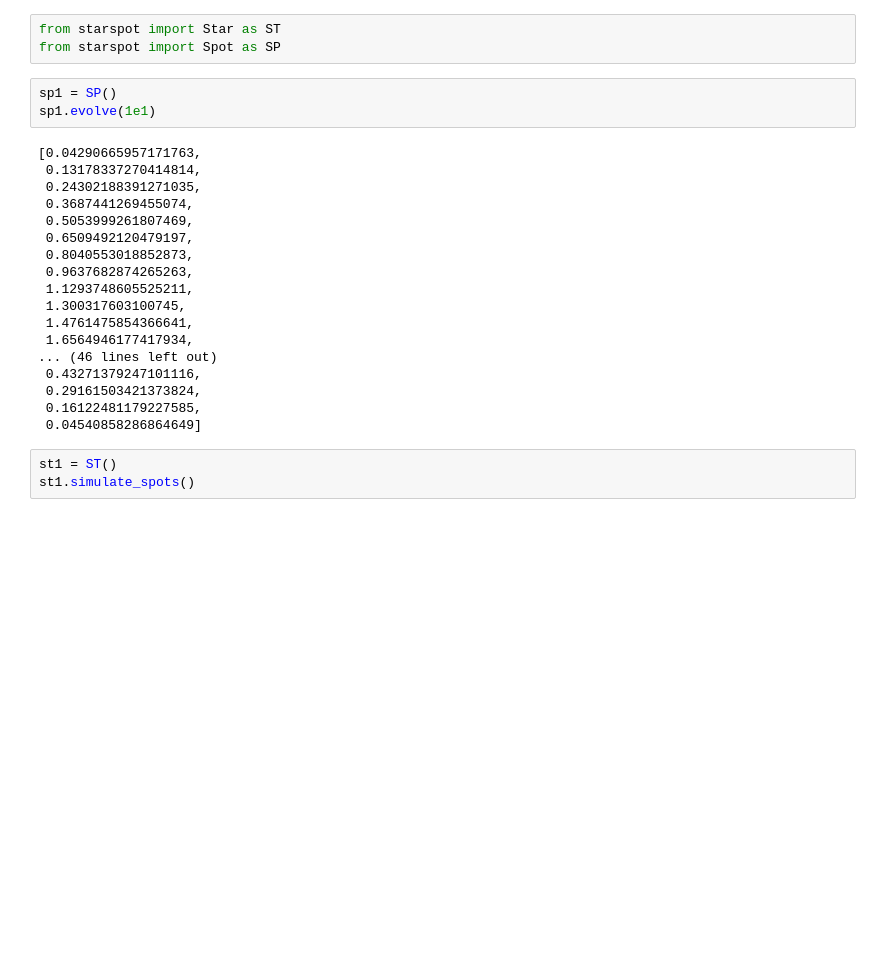
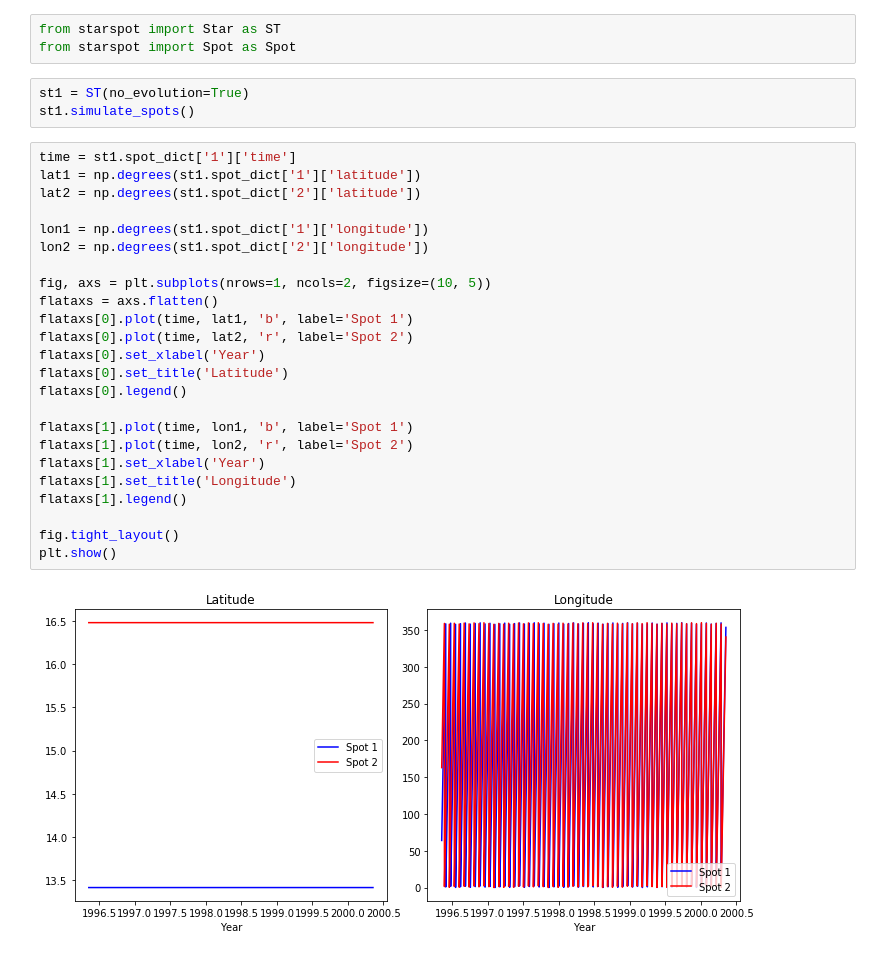
Before and after one commit to samarth-kashyap/starspots, a Jupyter notebook: notebooks/starspot.ipynb, the cells around one changed output. Saved outputs shown, nothing was run; the diff lists cells and outputs as text; blank space fills up the shorter version.

Commit message:
v0.5: non-evolving spots -> setup complete

```diff
--- a/notebooks/starspot.ipynb
+++ b/notebooks/starspot.ipynb
@@ -1,27 +1,32 @@
 # %%
 from starspot import Star as ST
-from starspot import Spot as SP
+from starspot import Spot as Spot
-# %%
-sp1 = SP()
-sp1.evolve(1e1)
-# %% [output]
-[0.04290665957171763,
- 0.13178337270414814,
- 0.24302188391271035,
- 0.3687441269455074,
- 0.5053999261807469,
- 0.6509492120479197,
- 0.8040553018852873,
- 0.9637682874265263,
- 1.1293748605525211,
- 1.300317603100745,
- 1.4761475854366641,
- 1.6564946177417934,
-... (46 lines left out)
- 0.43271379247101116,
- 0.29161503421373824,
- 0.16122481179227585,
- 0.04540858286864649]
 # %%
-st1 = ST()
+st1 = ST(no_evolution=True)
 st1.simulate_spots()
+# %%
+time = st1.spot_dict['1']['time']
+lat1 = np.degrees(st1.spot_dict['1']['latitude'])
+lat2 = np.degrees(st1.spot_dict['2']['latitude'])
+
+lon1 = np.degrees(st1.spot_dict['1']['longitude'])
+lon2 = np.degrees(st1.spot_dict['2']['longitude'])
+
+fig, axs = plt.subplots(nrows=1, ncols=2, figsize=(10, 5))
+flataxs = axs.flatten()
+flataxs[0].plot(time, lat1, 'b', label='Spot 1')
+flataxs[0].plot(time, lat2, 'r', label='Spot 2')
+flataxs[0].set_xlabel('Year')
+flataxs[0].set_title('Latitude')
+flataxs[0].legend()
+
+flataxs[1].plot(time, lon1, 'b', label='Spot 1')
+flataxs[1].plot(time, lon2, 'r', label='Spot 2')
+flataxs[1].set_xlabel('Year')
+flataxs[1].set_title('Longitude')
+flataxs[1].legend()
+
+fig.tight_layout()
+plt.show()
+# %% [output]
+[figure, added]
```
Also changed, not shown: parts of 3 cells of this notebook, 1 other file.
